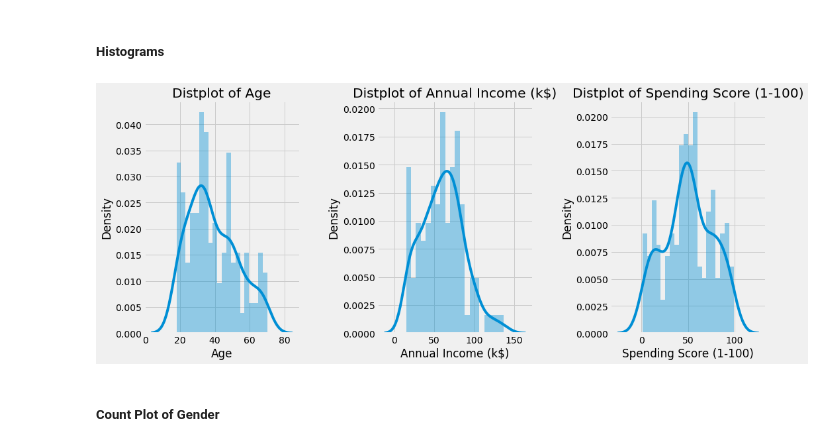
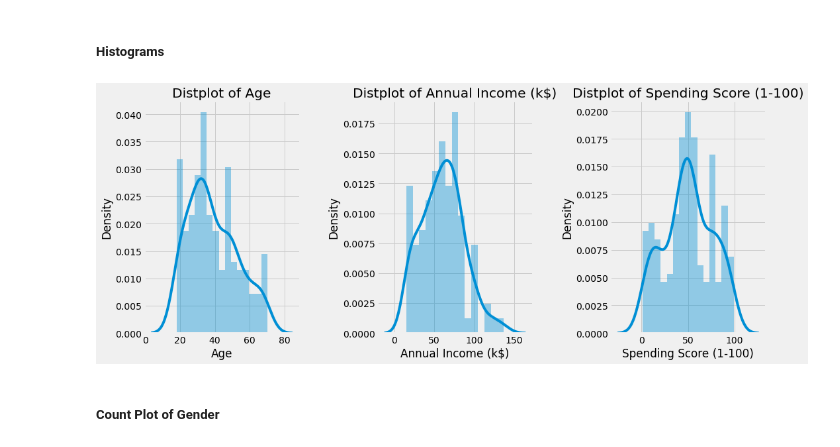
Before and after one commit to Yoyoyamato/scikit-learn, a Jupyter notebook: Unsupervised/Mall_customer_segmentation/segmentation.ipynb, the cells around one changed output. Saved outputs shown, nothing was run; the diff lists cells and outputs as text; code cells hidden in the pictures.

```diff
--- a/Unsupervised/Mall_customer_segmentation/segmentation.ipynb
+++ b/Unsupervised/Mall_customer_segmentation/segmentation.ipynb
@@ -57,15 +57,15 @@ plt.style.use('fivethirtyeight')
 # %%
 plt.figure(1 , figsize = (15 , 6))
 n = 0
 for x in ['Age' , 'Annual Income (k$)' , 'Spending Score (1-100)']:
     n += 1
     plt.subplot(1 , 3 , n)
     plt.subplots_adjust(hspace =0.5 , wspace = 0.5)
-    sns.distplot(df[x] , bins = 20)
+    sns.distplot(df[x] , bins = 15)
     plt.title('Distplot of {}'.format(x))
 plt.show()
 # %% [output]
-[figure, old version]
+[figure, new version]
 # %% [markdown]
 ##### Count Plot of Gender
 # %%
```
Also changed, not shown: parts of 3 cells of this notebook.
